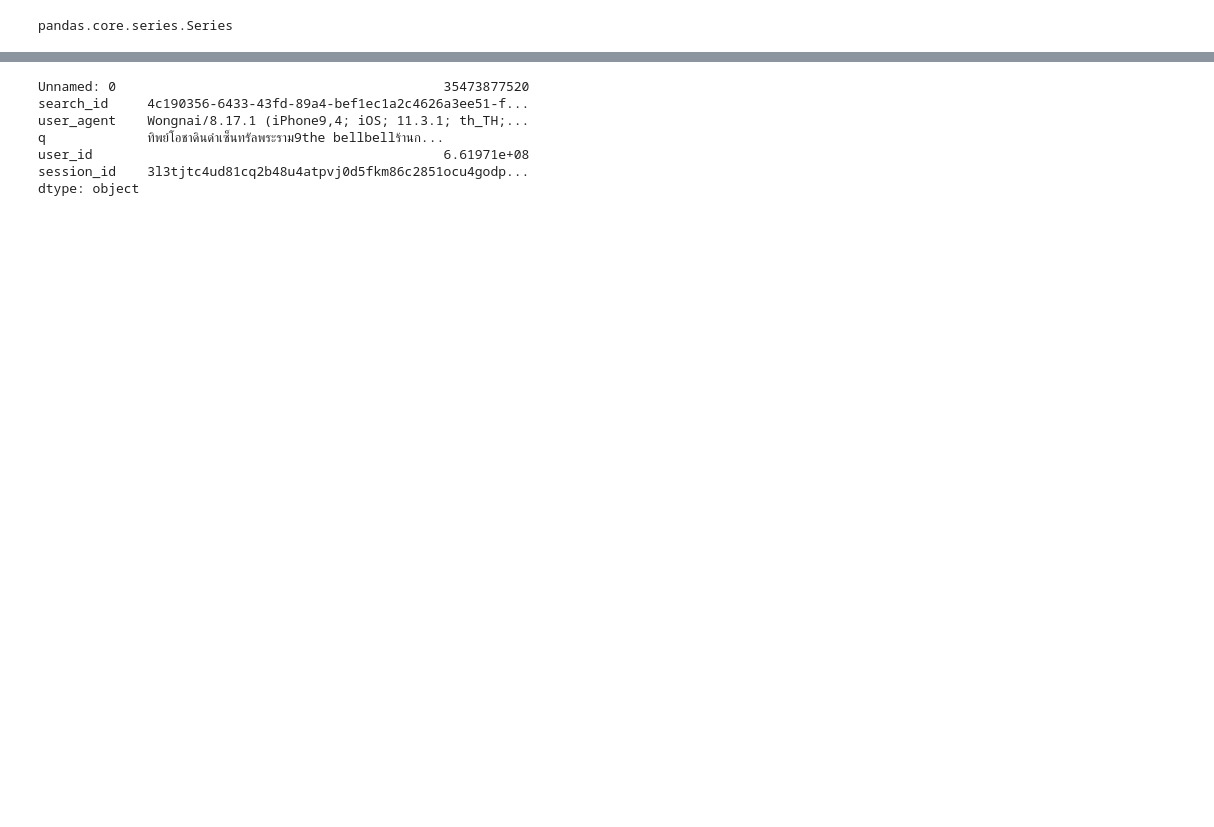
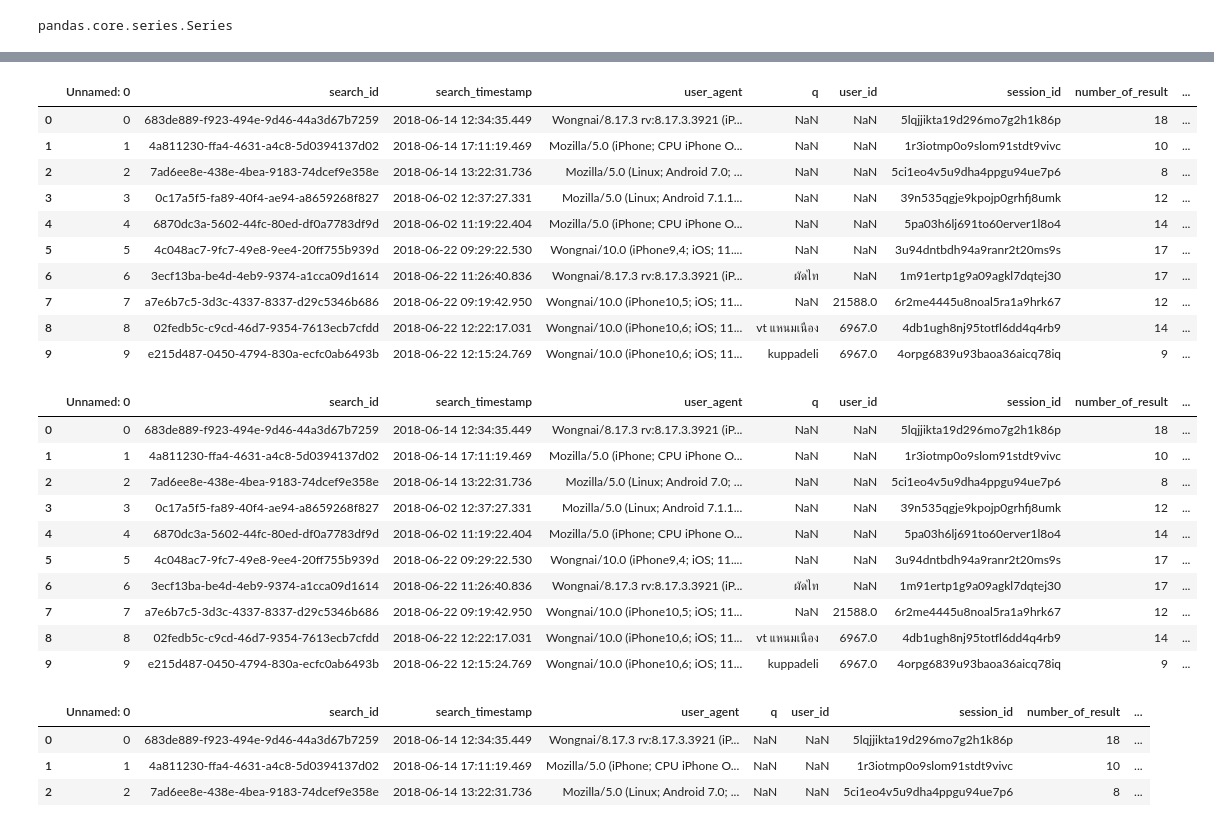
Before and after one commit to bebeam2942/data_viz, a Jupyter notebook: Quiz6.ipynb, the cells around one changed output, grey strips where cells are left out. Drawn from its saved outputs; the diff is of its cells as text; code cells hidden in the pictures; blank space fills up the shorter version.

```diff
--- a/Quiz6.ipynb
+++ b/Quiz6.ipynb
@@ -93,11 +80,33 @@ Timestamp('2018-06-22 12:22:17.031000')
-# %%
-A = Q6[Q6['search_timestamp']<datetime(day=2,month=6,year=2018)].sum()
-print(A)
-# %% [output]
-Unnamed: 0                                          35473877520
-search_id     4c190356-6433-43fd-89a4-bef1ec1a2c4626a3ee51-f...
-user_agent    Wongnai/8.17.1 (iPhone9,4; iOS; 11.3.1; th_TH;...
-q             ทิพย์โอชาดินดำเซ็นทรัลพระราม9the bellbellร้านก...
-user_id                                             6.61971e+08
-session_id    3l3tjtc4ud81cq2b48u4atpvj0d5fkm86c2851ocu4godp...
-dtype: object
+# %%
+top_table = Q6.iloc[:10,:]
+top_table
+# %% [output]
+|  | Unnamed: 0 | search_id | search_timestamp | user_agent | q | user_id | session_id | number_of_result | ... |
+| 0 | 0 | 683de889-f923-494e-9d46-44a3d67b7259 | 2018-06-14 12:34:35.449 | Wongnai/8.17.3 rv:8.17.3.3921 (iP... | NaN | NaN | 5lqjjikta19d296mo7g2h1k86p | 18 | ... |
+| 1 | 1 | 4a811230-ffa4-4631-a4c8-5d0394137d02 | 2018-06-14 17:11:19.469 | Mozilla/5.0 (iPhone; CPU iPhone O... | NaN | NaN | 1r3iotmp0o9slom91stdt9vivc | 10 | ... |
+| 2 | 2 | 7ad6ee8e-438e-4bea-9183-74dcef9e358e | 2018-06-14 13:22:31.736 | Mozilla/5.0 (Linux; Android 7.0; ... | NaN | NaN | 5ci1eo4v5u9dha4ppgu94ue7p6 | 8 | ... |
+| 3 | 3 | 0c17a5f5-fa89-40f4-ae94-a8659268f827 | 2018-06-02 12:37:27.331 | Mozilla/5.0 (Linux; Android 7.1.1... | NaN | NaN | 39n535qgje9kpojp0grhfj8umk | 12 | ... |
+| 4 | 4 | 6870dc3a-5602-44fc-80ed-df0a7783df9d | 2018-06-02 11:19:22.404 | Mozilla/5.0 (iPhone; CPU iPhone O... | NaN | NaN | 5pa03h6lj691to60erver1l8o4 | 14 | ... |
+| 5 | 5 | 4c048ac7-9fc7-49e8-9ee4-20ff755b939d | 2018-06-22 09:29:22.530 | Wongnai/10.0 (iPhone9,4; iOS; 11.... | NaN | NaN | 3u94dntbdh94a9ranr2t20ms9s | 17 | ... |
+| 6 | 6 | 3ecf13ba-be4d-4eb9-9374-a1cca09d1614 | 2018-06-22 11:26:40.836 | Wongnai/8.17.3 rv:8.17.3.3921 (iP... | ผัดไท | NaN | 1m91ertp1g9a09agkl7dqtej30 | 17 | ... |
+| 7 | 7 | a7e6b7c5-3d3c-4337-8337-d29c5346b686 | 2018-06-22 09:19:42.950 | Wongnai/10.0 (iPhone10,5; iOS; 11... | NaN | 21588.0 | 6r2me4445u8noal5ra1a9hrk67 | 12 | ... |
+| 8 | 8 | 02fedb5c-c9cd-46d7-9354-7613ecb7cfdd | 2018-06-22 12:22:17.031 | Wongnai/10.0 (iPhone10,6; iOS; 11... | vt แหนมเนือง | 6967.0 | 4db1ugh8nj95totfl6dd4q4rb9 | 14 | ... |
+| 9 | 9 | e215d487-0450-4794-830a-ecfc0ab6493b | 2018-06-22 12:15:24.769 | Wongnai/10.0 (iPhone10,6; iOS; 11... | kuppadeli | 6967.0 | 4orpg6839u93baoa36aicq78iq | 9 | ... |
+|  | Unnamed: 0 | search_id | search_timestamp | user_agent | q | user_id | session_id | number_of_result | ... |
+| 0 | 0 | 683de889-f923-494e-9d46-44a3d67b7259 | 2018-06-14 12:34:35.449 | Wongnai/8.17.3 rv:8.17.3.3921 (iP... | NaN | NaN | 5lqjjikta19d296mo7g2h1k86p | 18 | ... |
+| 1 | 1 | 4a811230-ffa4-4631-a4c8-5d0394137d02 | 2018-06-14 17:11:19.469 | Mozilla/5.0 (iPhone; CPU iPhone O... | NaN | NaN | 1r3iotmp0o9slom91stdt9vivc | 10 | ... |
+| 2 | 2 | 7ad6ee8e-438e-4bea-9183-74dcef9e358e | 2018-06-14 13:22:31.736 | Mozilla/5.0 (Linux; Android 7.0; ... | NaN | NaN | 5ci1eo4v5u9dha4ppgu94ue7p6 | 8 | ... |
+| 3 | 3 | 0c17a5f5-fa89-40f4-ae94-a8659268f827 | 2018-06-02 12:37:27.331 | Mozilla/5.0 (Linux; Android 7.1.1... | NaN | NaN | 39n535qgje9kpojp0grhfj8umk | 12 | ... |
+| 4 | 4 | 6870dc3a-5602-44fc-80ed-df0a7783df9d | 2018-06-02 11:19:22.404 | Mozilla/5.0 (iPhone; CPU iPhone O... | NaN | NaN | 5pa03h6lj691to60erver1l8o4 | 14 | ... |
+| 5 | 5 | 4c048ac7-9fc7-49e8-9ee4-20ff755b939d | 2018-06-22 09:29:22.530 | Wongnai/10.0 (iPhone9,4; iOS; 11.... | NaN | NaN | 3u94dntbdh94a9ranr2t20ms9s | 17 | ... |
+| 6 | 6 | 3ecf13ba-be4d-4eb9-9374-a1cca09d1614 | 2018-06-22 11:26:40.836 | Wongnai/8.17.3 rv:8.17.3.3921 (iP... | ผัดไท | NaN | 1m91ertp1g9a09agkl7dqtej30 | 17 | ... |
+| 7 | 7 | a7e6b7c5-3d3c-4337-8337-d29c5346b686 | 2018-06-22 09:19:42.950 | Wongnai/10.0 (iPhone10,5; iOS; 11... | NaN | 21588.0 | 6r2me4445u8noal5ra1a9hrk67 | 12 | ... |
+| 8 | 8 | 02fedb5c-c9cd-46d7-9354-7613ecb7cfdd | 2018-06-22 12:22:17.031 | Wongnai/10.0 (iPhone10,6; iOS; 11... | vt แหนมเนือง | 6967.0 | 4db1ugh8nj95totfl6dd4q4rb9 | 14 | ... |
+| 9 | 9 | e215d487-0450-4794-830a-ecfc0ab6493b | 2018-06-22 12:15:24.769 | Wongnai/10.0 (iPhone10,6; iOS; 11... | kuppadeli | 6967.0 | 4orpg6839u93baoa36aicq78iq | 9 | ... |
+# %%
+top_table[top_table['search_timestamp'].dt.dayofweek == 3] #ดึงเฉพาะวันพฤหัส
+# %% [output]
+|  | Unnamed: 0 | search_id | search_timestamp | user_agent | q | user_id | session_id | number_of_result | ... |
+| 0 | 0 | 683de889-f923-494e-9d46-44a3d67b7259 | 2018-06-14 12:34:35.449 | Wongnai/8.17.3 rv:8.17.3.3921 (iP... | NaN | NaN | 5lqjjikta19d296mo7g2h1k86p | 18 | ... |
+| 1 | 1 | 4a811230-ffa4-4631-a4c8-5d0394137d02 | 2018-06-14 17:11:19.469 | Mozilla/5.0 (iPhone; CPU iPhone O... | NaN | NaN | 1r3iotmp0o9slom91stdt9vivc | 10 | ... |
+| 2 | 2 | 7ad6ee8e-438e-4bea-9183-74dcef9e358e | 2018-06-14 13:22:31.736 | Mozilla/5.0 (Linux; Android 7.0; ... | NaN | NaN | 5ci1eo4v5u9dha4ppgu94ue7p6 | 8 | ... |
```
Also changed, not shown: parts of 9 cells of this notebook.
